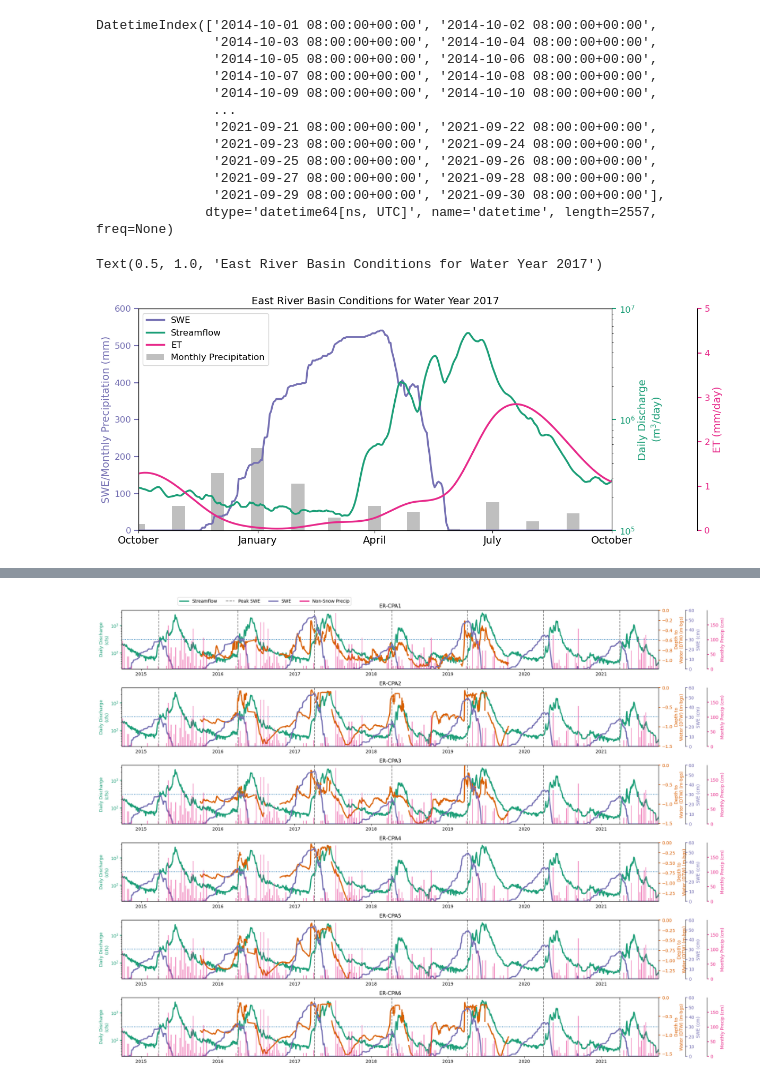
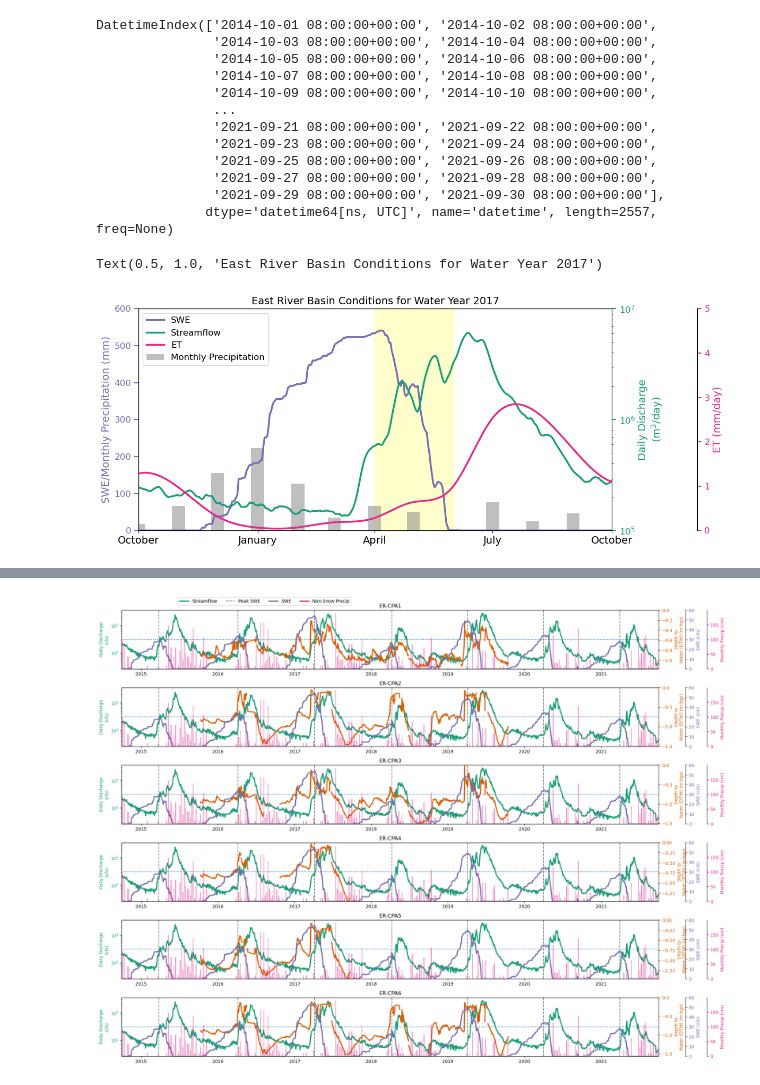
Before and after one commit to dlhogan97/Spring-Precipitation-Effect-CO-River, a Jupyter notebook: notebooks/multisite/figure_sandbox.ipynb, the cells around one changed output, grey strips where cells are left out. Cells and saved outputs as stored; diff of their text form; code cells hidden in the pictures.

```diff
--- a/notebooks/multisite/figure_sandbox.ipynb
+++ b/notebooks/multisite/figure_sandbox.ipynb
@@ -575,6 +519,9 @@ monthly_precipitation.index = pd.date_range(dt.date(2016,10,1), dt.date(2017,9,3
 # %%
-et_2017 = wrf_climatology_ds.where(wrf_climatology_ds['EAST_MASK']==True).sel(XTIME=slice('2016-9-30','2017-10-1'))['ET_rate'].mean(dim=['south_north','west_east'])
+et_2017 = wrf_climatology_ds.where(wrf_climatology_ds['EAST_MASK']==True).sel(XTIME=slice('2016-9-30','2018-10-1'))['ET_rate'].mean(dim=['south_north','west_east'])
 et_daily_2017 = et_2017.resample(XTIME='1D').interpolate("cubic")/30
+
+et_2018 = wrf_climatology_ds.where(wrf_climatology_ds['EAST_MASK']==True).sel(XTIME=slice('2017-9-30','2018-10-1'))['ET_rate'].mean(dim=['south_north','west_east'])
+et_daily_2018 = et_2018.resample(XTIME='1D').interpolate("cubic")/30
 # %%
 import pytz
 fig, ax = plt.subplots(nrows=1,figsize=(12,5), tight_layout=True)
@@ -625,31 +572,33 @@ ax3.plot(et_daily_2017.XTIME,
         alpha=1.0)
 ax3.set_ylabel('ET (mm/day)', color=colors[3], size=14)
 ax3.spines.right.set_position(("axes", 1.18))
 ax3.tick_params(axis='y', colors=colors[3], **tkw)
 ax3.set_ylim(0,5)
 ax.plot([],[],color=colors[3], alpha=1.0, label='ET',lw=2.5,)
 
 # Plot DTW
 # ax4 = ax.twinx()
 # ax4.plot(pd.to_datetime(er_dtw_daily_df_filtered.index),
 #         -er_dtw_daily_df_filtered.mean(axis=1).interpolate().rolling(7).mean(),
 #         label='DTW',
 #         lw=2.5,
 #         color=colors[1])
 # ax4.set_ylabel('Depth to Water\n(m-bgs)', color=colors[1], size=14)
 # ax4.spines.right.set_position(("axes", 1.3))
 # ax4.tick_params(axis='y', colors=colors[1], **tkw)
 # ax4.set_ylim(0,-er_dtw_daily_df_filtered[cols[1]].max())
 # ax4.invert_yaxis()
 # ax.plot([],[],color=colors[1], alpha=1.0, label='Depth to Water',lw=2.5,)
 
 
 # ax.set_title('East River Basin, CO')
 ax.set_xlim(dt.date(2016,10,1),dt.date(2017,10,1))
 ax.set_xticks([dt.date(2016,10,1),dt.date(2017,1,1),dt.date(2017,4,1),dt.date(2017,7,1),dt.date(2017,10,1)])
+# add an axvspan for months 4 to 6
+ax.axvspan(dt.date(2017,4,1), dt.date(2017,6,1), alpha=0.2, color='yellow',zorder=0)
 ax.set_xticklabels(['October', 'January','April','July','October'], size=14)
 ax.legend(ncol=1, loc='upper left', fontsize=12)
 ax.set_title('East River Basin Conditions for Water Year 2017', size=14)
 # %% [output]
 Text(0.5, 1.0, 'East River Basin Conditions for Water Year 2017')
-[figure, old version]
+[figure, new version]
```
Also changed, not shown: parts of 20 cells of this notebook, 1 other file.
